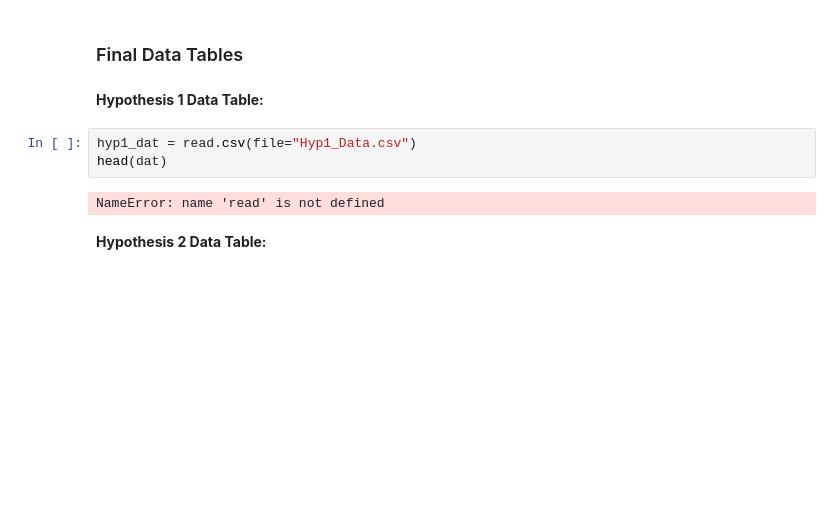
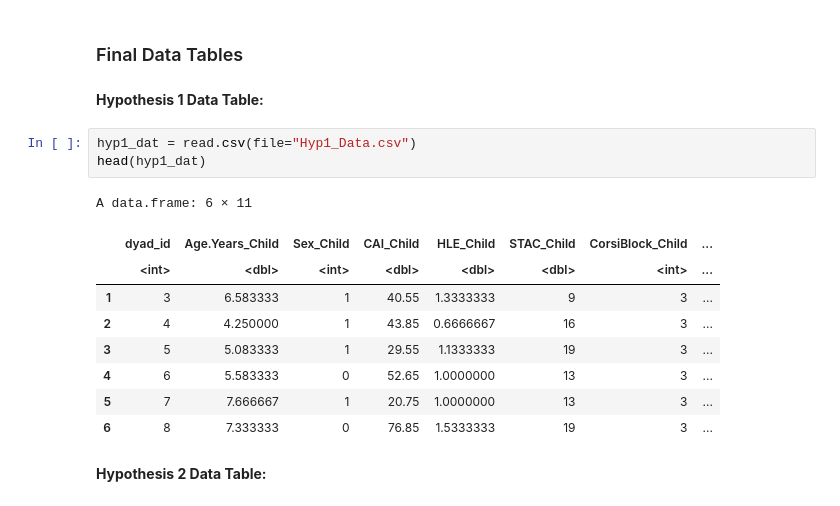
Before and after one commit to ckaicher/Kaicher_DSPN_S23, a Jupyter notebook: Kaicher_DSPN_S23_FinalProject.ipynb, the cells around one changed output. Drawn from its saved outputs; the diff is of its cells as text; blank space fills up the shorter version.

```diff
--- a/Kaicher_DSPN_S23_FinalProject.ipynb
+++ b/Kaicher_DSPN_S23_FinalProject.ipynb
@@ -78,9 +101,17 @@ Data is organized in a dyadic structure, with each dyad being a parent and their
 **Hypothesis 1 Data Table:**
 # %%
 hyp1_dat = read.csv(file="Hyp1_Data.csv")
-head(dat)
+head(hyp1_dat)
 # %% [output]
-NameError: name 'read' is not defined
+A data.frame: 6 × 11
+|  | dyad_id | Age.Years_Child | Sex_Child | CAI_Child | HLE_Child | STAC_Child | CorsiBlock_Child | ... |
+|  | <int> | <dbl> | <int> | <dbl> | <dbl> | <dbl> | <int> | ... |
+| 1 | 3 | 6.583333 | 1 | 40.55 | 1.3333333 | 9 | 3 | ... |
+| 2 | 4 | 4.250000 | 1 | 43.85 | 0.6666667 | 16 | 3 | ... |
+| 3 | 5 | 5.083333 | 1 | 29.55 | 1.1333333 | 19 | 3 | ... |
+| 4 | 6 | 5.583333 | 0 | 52.65 | 1.0000000 | 13 | 3 | ... |
+| 5 | 7 | 7.666667 | 1 | 20.75 | 1.0000000 | 13 | 3 | ... |
+| 6 | 8 | 7.333333 | 0 | 76.85 | 1.5333333 | 19 | 3 | ... |
 # %% [markdown]
 **Hypothesis 2 Data Table:**
 # %%
```
Also changed, not shown: parts of 32 cells of this notebook.
